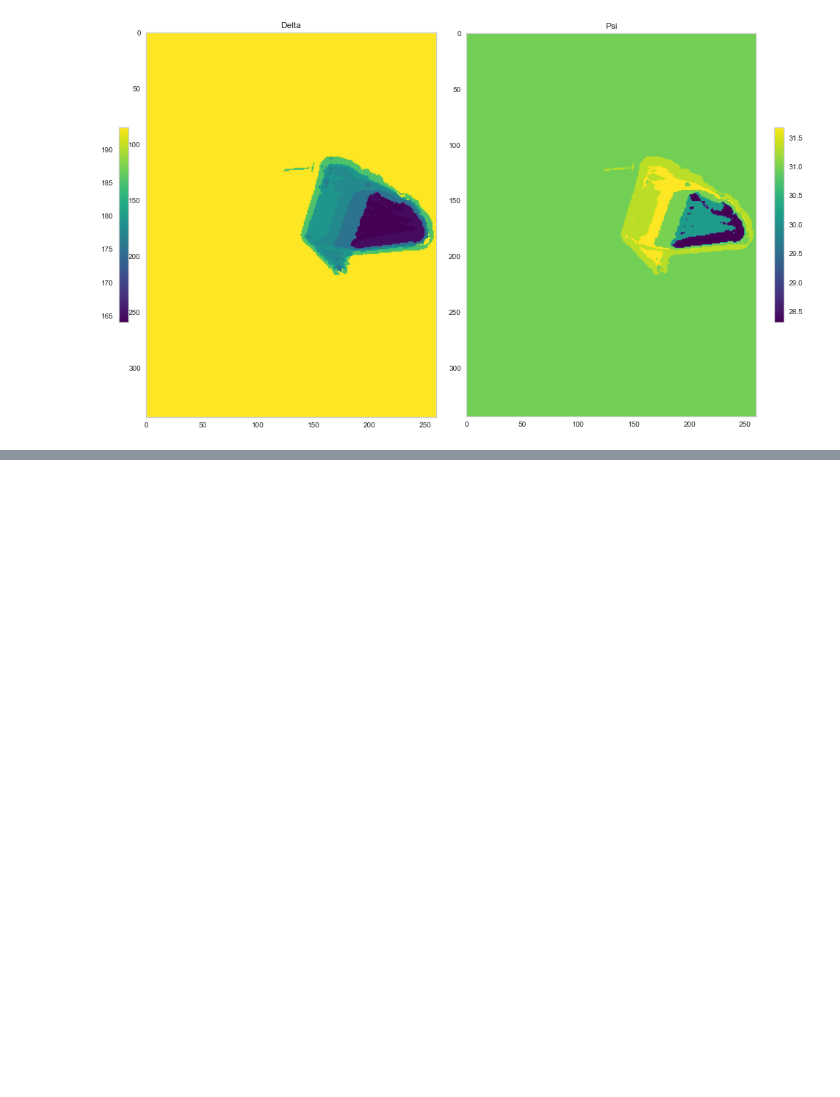
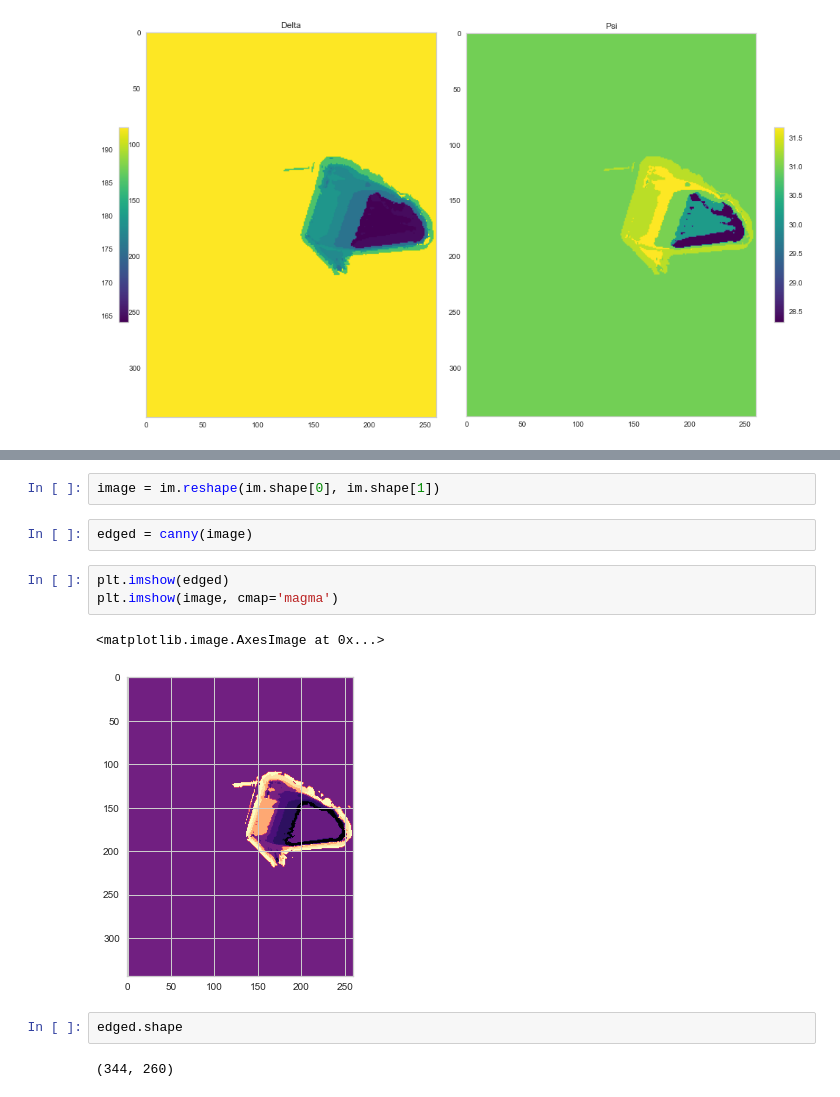
Before and after one commit to AnGodel/TFM_Image_segmentation_ellipsometric_maps, a Jupyter notebook: Untitled.ipynb, the cells around one changed output, grey strips where cells are left out. Cells and saved outputs as stored; diff of their text form; blank space fills up the shorter version.

```diff
--- a/Untitled.ipynb
+++ b/Untitled.ipynb
@@ -173,0 +182,14 @@ xxx.plotDeltaPsi(10)
+# %%
+image = im.reshape(im.shape[0], im.shape[1])
+# %%
+edged = canny(image)
+# %%
+plt.imshow(edged)
+plt.imshow(image, cmap='magma')
+# %% [output]
+<matplotlib.image.AxesImage at 0x...>
+[figure, added]
+# %%
+edged.shape
+# %% [output]
+(344, 260)
```
Also changed, not shown: parts of 7 cells of this notebook.
